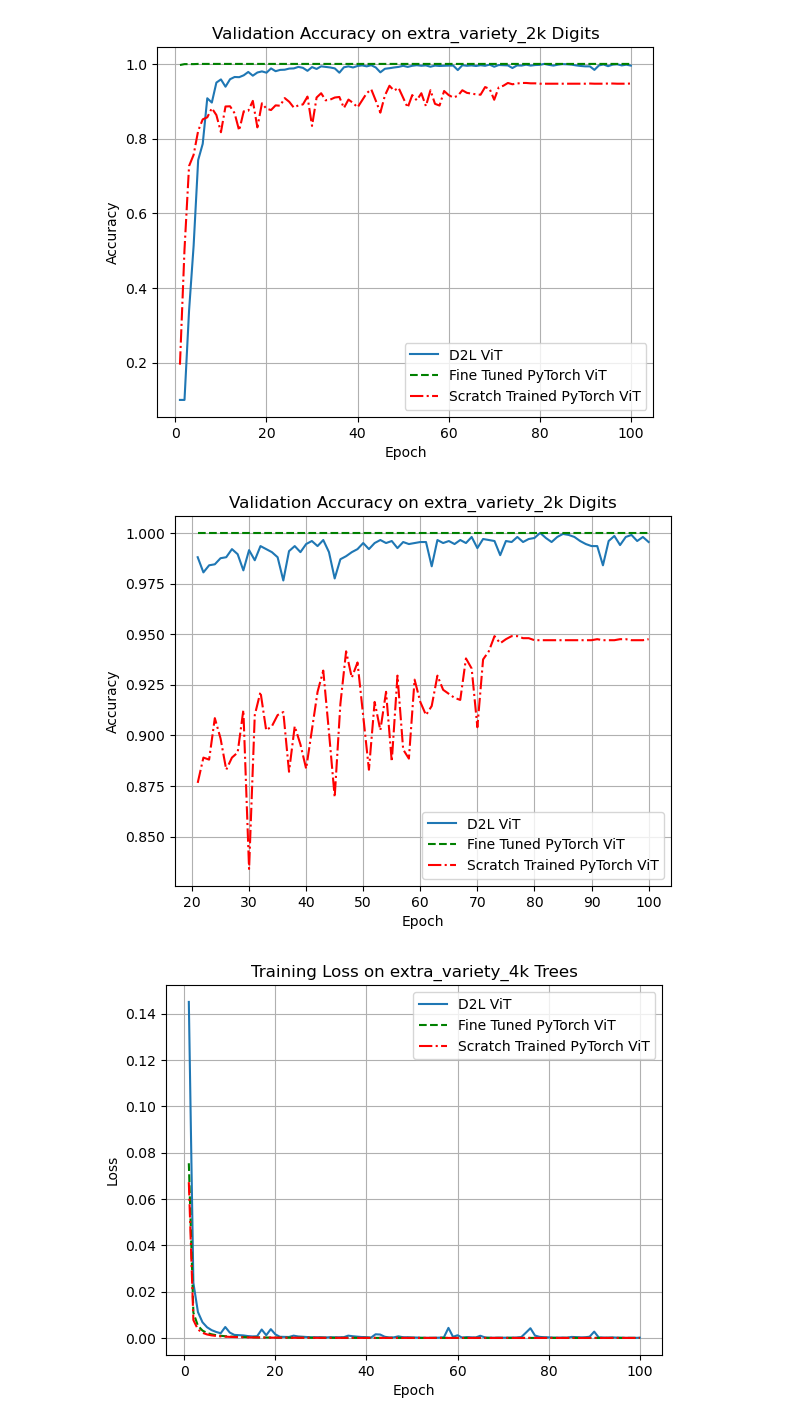
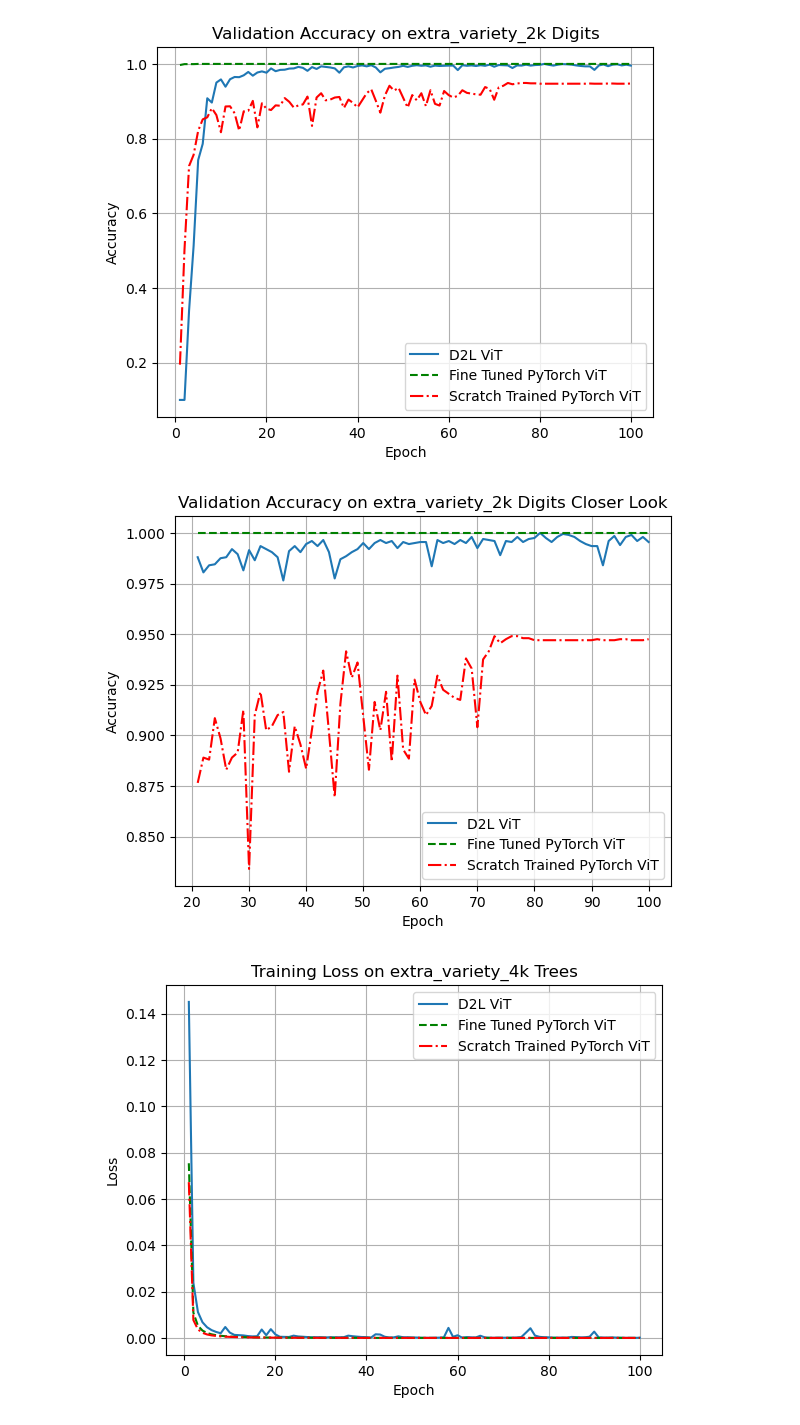
Before and after one commit to ChamiLamelas/Tufts-CS137-FinalProject, a Jupyter notebook: src/Plots.ipynb, the cells around one changed output. Cells and saved outputs as stored; diff of their text form; code cells hidden in the pictures.

Commit message:
add some nbs, fix prims/graphs, some papers, plots

```diff
--- a/src/Plots.ipynb
+++ b/src/Plots.ipynb
@@ -71,19 +72,19 @@ plt.show()
 # %%
 start = 20
 later = epochs[start:]
 plt.figure()
 plt.plot(later, d2l_digit_val[start:], label='D2L ViT')
 plt.plot(later, finetuned_digit_val[start:], 'g--', label='Fine Tuned PyTorch ViT')
 plt.plot(later, untrained_digit_val[start:], 'r-.', label='Scratch Trained PyTorch ViT')
 plt.xlabel('Epoch')
 plt.ylabel('Accuracy')
 plt.grid()
 plt.legend()
-plt.title('Validation Accuracy on extra_variety_2k Digits')
+plt.title('Validation Accuracy on extra_variety_2k Digits Closer Look')
 plt.savefig(os.path.join('..', 'plots', 'digit_val_acc_later.png'))
 plt.show()
 # %% [output]
-[figure, old version]
+[figure, new version]
 # %%
 plt.figure()
 plt.plot(epochs, d2l_tree_train, label='D2L ViT')
```
Also changed, not shown: parts of 9 cells of this notebook, 34 other files.
